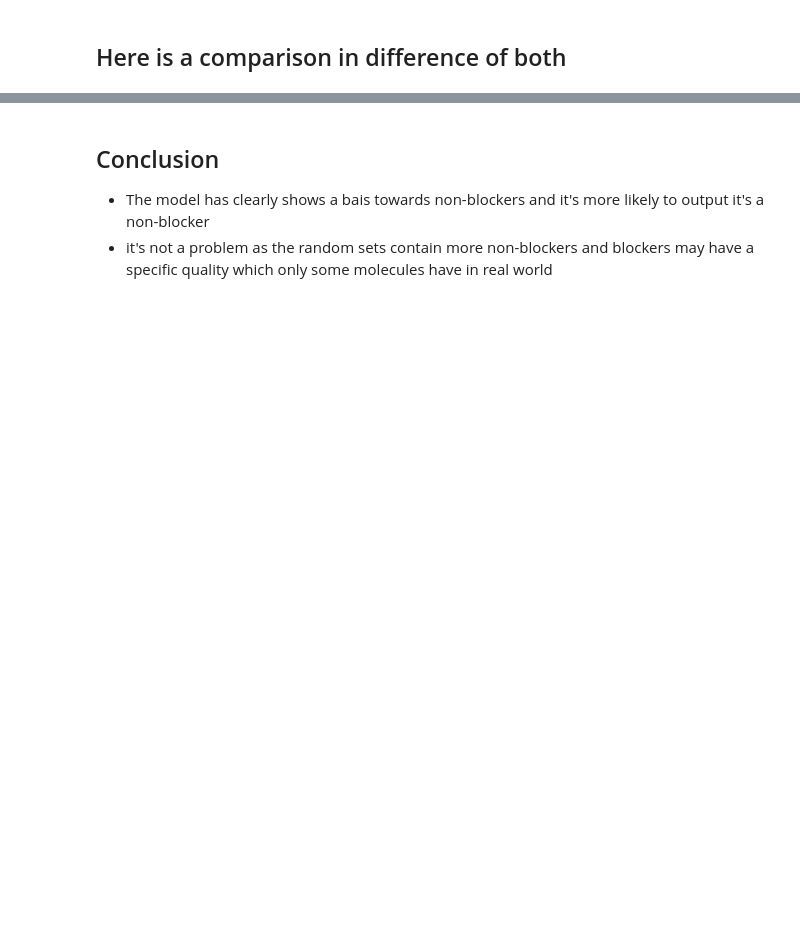
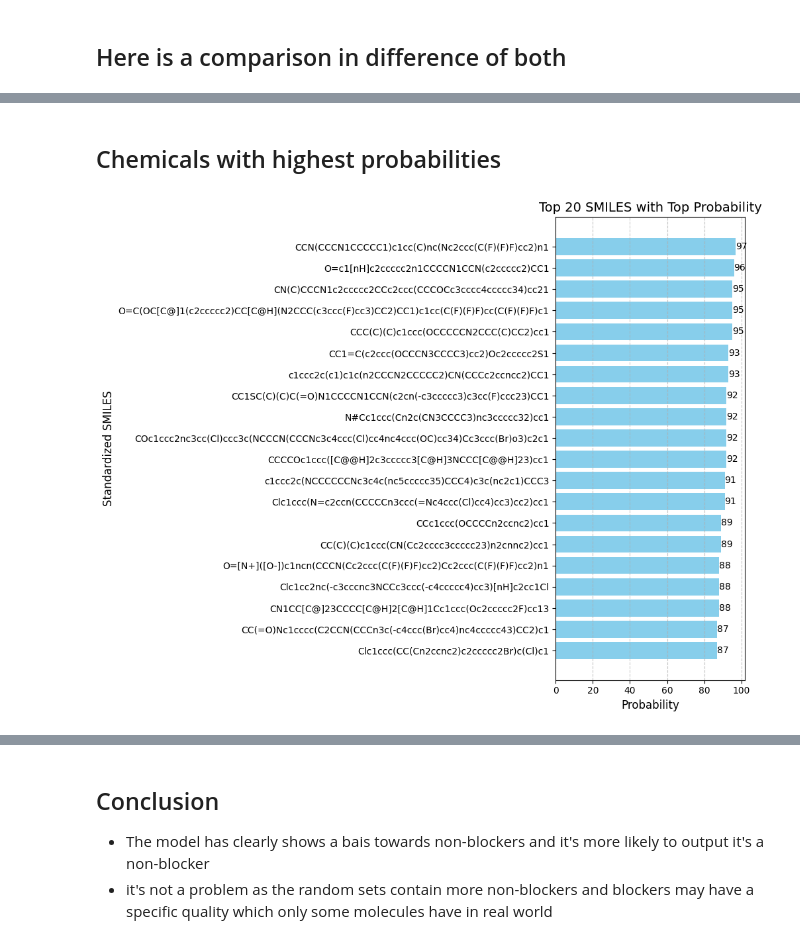
Before and after one commit to Adhivp/Ersilia_Contributions, a Jupyter notebook: notebooks/eos30gr (main)/00_model_bias.ipynb, the cells around one changed output, grey strips where cells are left out. Drawn from its saved outputs; the diff is of its cells as text; code cells hidden in the pictures; blank space fills up the shorter version.

```diff
--- a/notebooks/eos30gr (main)/00_model_bias.ipynb
+++ b/notebooks/eos30gr (main)/00_model_bias.ipynb
@@ -159,0 +188,24 @@ plt.show()
+# %% [markdown]
+## Chemicals with highest probabilities
+# %%
+top_20_smiles = eos30gr_output.sort_values(by='activity10', ascending=False).head(20)
+
+plt.figure(figsize=(10, 8))
+bars = plt.barh(top_20_smiles['input'], top_20_smiles['activity10'], color='skyblue')
+
+for bar in bars:
+    plt.text(bar.get_width(), bar.get_y() + bar.get_height()/2, f'{bar.get_width()}',
+             ha='left', va='center', fontsize=10, color='black')
+
+plt.xlabel('Probability', fontsize=12)
+plt.ylabel('Standardized SMILES', fontsize=12)
+plt.title('Top 20 SMILES with Top Probability', fontsize=14)
+plt.gca().invert_yaxis()
+
+# Add grid lines
+plt.grid(axis='x', linestyle='--', alpha=0.7)
+
+plt.tight_layout()
+plt.show()
+# %% [output]
+[figure, added]
```
Also changed, not shown: parts of 18 cells of this notebook, 2 other files.
